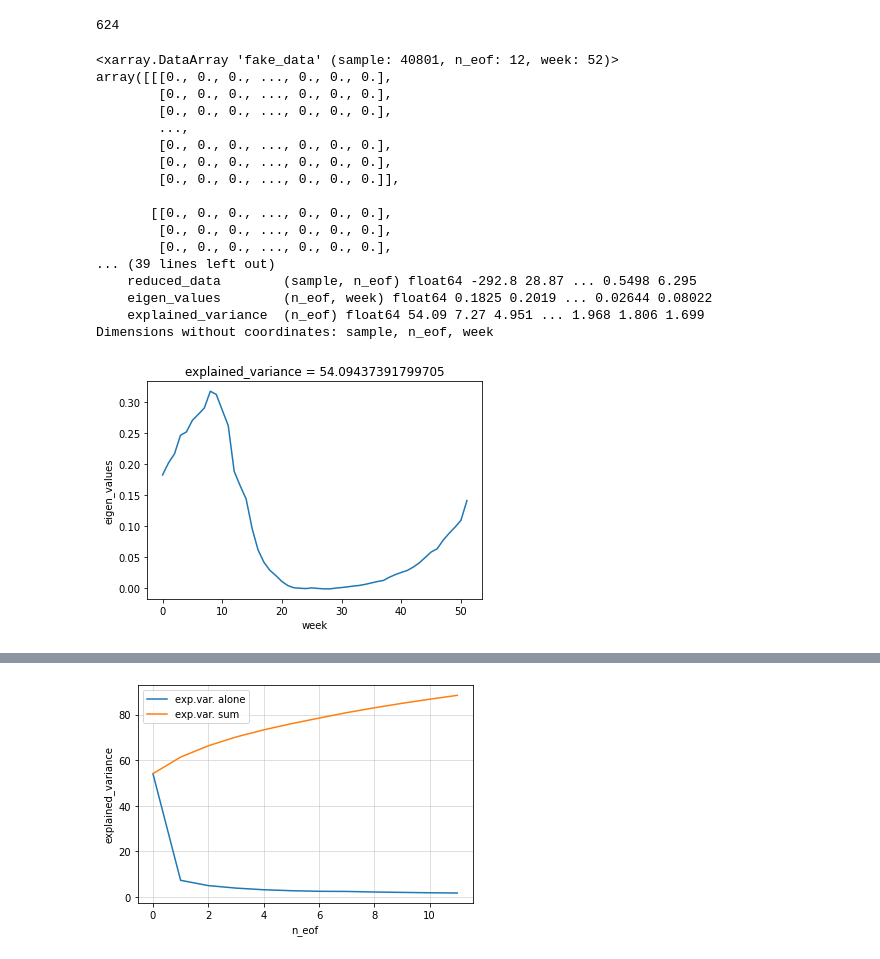
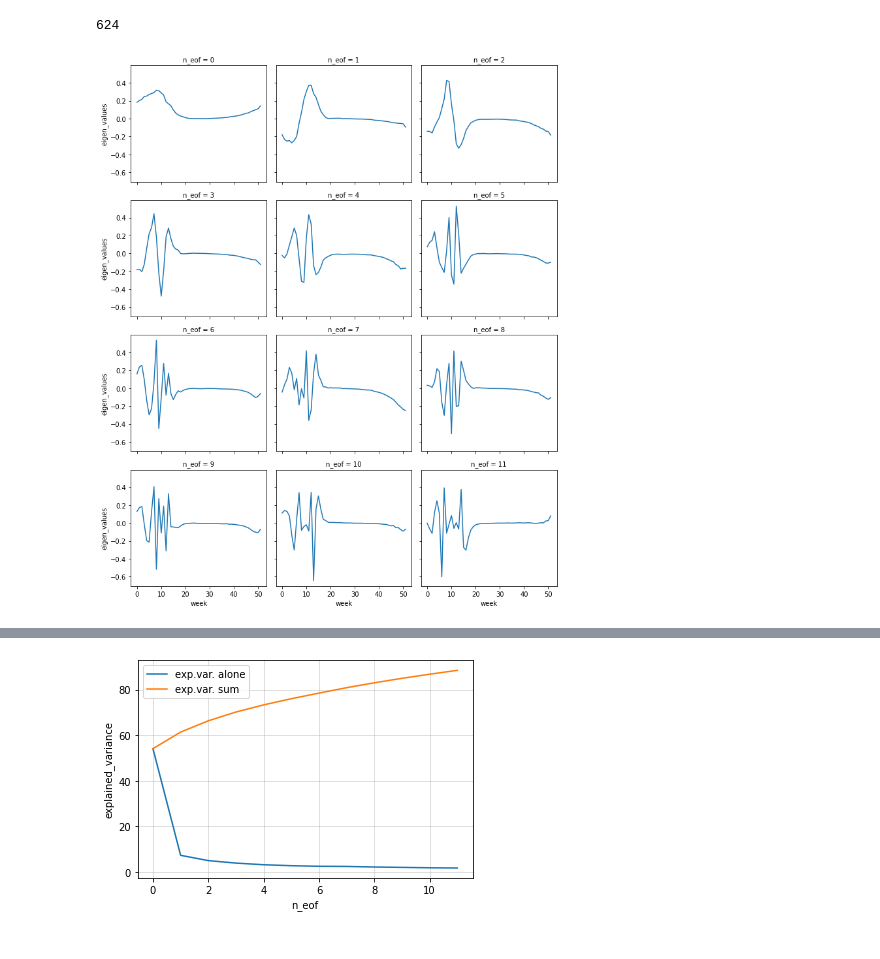
Before and after one commit to LilianG0/MLD-Project, a Jupyter notebook: Notebooks/PCA-2.ipynb, the cells around one changed output, grey strips where cells are left out. Saved outputs shown, nothing was run; the diff lists cells and outputs as text; code cells hidden in the pictures.

```diff
--- a/Notebooks/PCA-2.ipynb
+++ b/Notebooks/PCA-2.ipynb
@@ -468,28 +473,8 @@ result_o['eigen_values'] = xr.DataArray(pca_o.components_, dims=['n_eof', 'week'
                                   attrs={'comment': 'Principal axes in feature space, representing the directions of maximum variance in the data. The components are sorted by explained_variance_.'})
 result_o['explained_variance'] = xr.DataArray(pca_o.explained_variance_ratio_*100,
                                         dims=['n_eof'], attrs={'comment': 'Percentage of variance explained by each of the selected components'})
-# %%
-result_o
-# %% [output]
-<xarray.DataArray 'fake_data' (sample: 40801, n_eof: 12, week: 52)>
-array([[[0., 0., 0., ..., 0., 0., 0.],
-        [0., 0., 0., ..., 0., 0., 0.],
-        [0., 0., 0., ..., 0., 0., 0.],
-        ...,
-        [0., 0., 0., ..., 0., 0., 0.],
-        [0., 0., 0., ..., 0., 0., 0.],
-        [0., 0., 0., ..., 0., 0., 0.]],
-
-       [[0., 0., 0., ..., 0., 0., 0.],
-        [0., 0., 0., ..., 0., 0., 0.],
-        [0., 0., 0., ..., 0., 0., 0.],
-... (39 lines left out)
-    reduced_data        (sample, n_eof) float64 -292.8 28.87 ... 0.5498 6.295
-    eigen_values        (n_eof, week) float64 0.1825 0.2019 ... 0.02644 0.08022
-    explained_variance  (n_eof) float64 54.09 7.27 4.951 ... 1.968 1.806 1.699
-Dimensions without coordinates: sample, n_eof, week
 # %%
-result_o['eigen_values'][].plot( hue='n_eof')
+result_o['eigen_values'].plot(col="n_eof", col_wrap=3, hue='n_eof')
 plt.show()
 # %% [output]
-[figure, old version]
+[figure, new version]
```
Also changed, not shown: parts of 34 cells of this notebook.
